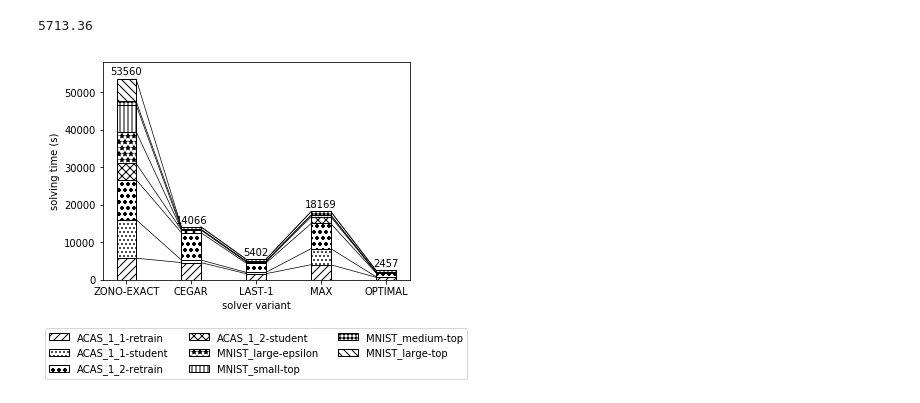
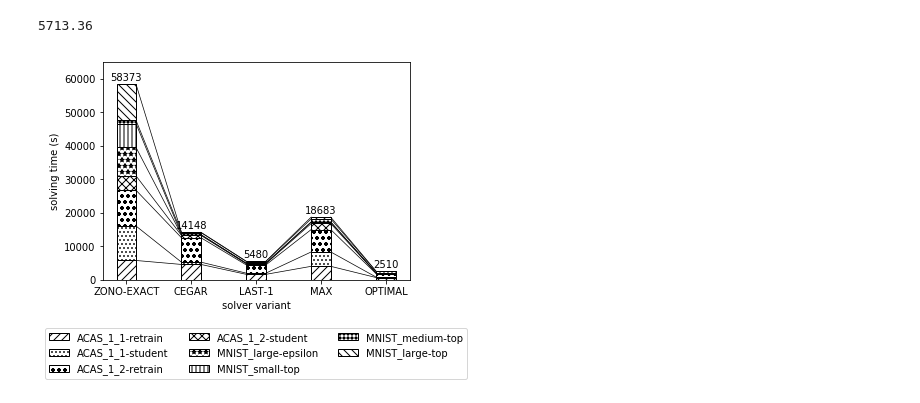
Before and after one commit to samysweb/nnequiv-experiments, a Jupyter notebook: analysis/Solved Instances-Versions.ipynb, the cells around one changed output. Cells and saved outputs as stored; diff of their text form; code cells hidden in the pictures.

```diff
--- a/analysis/Solved Instances-Versions.ipynb
+++ b/analysis/Solved Instances-Versions.ipynb
@@ -12,7 +12,7 @@ benchmarks = [
 "results/mnist8x8_100_80_60_40_20_10_eps1-9000.2-15",
 "results/mnist8x8_student_36_10-9000.7-top",
 "results/mnist8x8_student_12_12_12_10-9000.7-top",
-"results/mnist8x8_100_80_60_40_20_10-9200.2-top",
+#"results/mnist8x8_100_80_60_40_20_10-9200.3-top",
 #"results/mnist8x8_100_200_300_200_100_10-9200.2-top"
 ]
 variants = [
@@ -48,3 +64,32 @@ for v in variants:
+# %%
+for v in variants:
+    for b in benchmarks:
+        variant_runs[v][b]=[]
+        for i in range(1,num_runs+1):
+            try:
+                variant_runs[v][b].append(
+                    parse.BenchmarkRun(
+                        "../"+b+"-"+v+"/"+str(i)+"/nnequiv-"+commit+"/stdout.log",
+                        "../"+b+"-"+v+"/"+str(i)+"/nnequiv-"+commit+"/stderr.log",
+                        out_handlers=out_handlers,
+                        err_handlers=err_handlers,
+                        both_handlers=both_handlers
+                    )
+                )
+            except FileNotFoundError:
+                print(f"Count not find "+b+"-"+v+"/"+str(i)+"/nnequiv-"+commit+"/stdout.log")
+# %%
+benchmarks = [
+"results/ACASXU_run2a_1_1_batch_2000-retrain-1-0.05",
+"results/ACASXU_run2a_1_1_batch_2000-student-1-0.05",
+"results/ACASXU_run2a_1_2_batch_2000-retrain-1-0.05",
+"results/ACASXU_run2a_1_2_batch_2000-student-1-0.05",
+"results/mnist8x8_100_80_60_40_20_10_eps1-9000.2-15",
+"results/mnist8x8_student_36_10-9000.7-top",
+"results/mnist8x8_student_12_12_12_10-9000.7-top",
+"results/mnist8x8_100_80_60_40_20_10-9200.3-top",
+#"results/mnist8x8_100_200_300_200_100_10-9200.2-top"
+]
 # %%
 variants_median = {}
 for v in variants:
@@ -83,7 +128,7 @@ benchmarks_labels = {
 "results/mnist8x8_100_80_60_40_20_10_eps1-9000.2-15":"MNIST_large-epsilon",
 "results/mnist8x8_student_36_10-9000.7-top":"MNIST_small-top",
 "results/mnist8x8_student_12_12_12_10-9000.7-top":"MNIST_medium-top",
-"results/mnist8x8_100_80_60_40_20_10-9200.2-top":"MNIST_large-top",
+"results/mnist8x8_100_80_60_40_20_10-9200.3-top":"MNIST_large-top",
 "results/mnist8x8_100_200_300_200_100_10-9200.2-top":"MNIST_larger-top"
 }
 width=0.3
@@ -103,32 +148,32 @@ for b in benchmarks:
         elif l == 'OPTIMAL':
             v = variants_median['CEGAR_OPTIMAL'][b].get_val(['cegaropt','opt'],strategy='M')
             if v is not None:
                 vals.append(v)
             else:
                 vals.append(0)
                 print("Excluding OPTIMAL "+b)
         else:
             v = variants_median[l][b].get_val(['runlim','real'],strategy='M')
             vals.append(v)
         if i >= 1:
             ax.plot([i-1+(width/2),i-(width/2)],[last_val+bottom[i-1], v+bottom[i]],color='black',linewidth=0.7)
         last_val=v
     if benchmarks_labels[b]=="MNIST_larger-top":
         print("larger")
         print(vals)
     ax.bar(labels, vals, 0.3, label=benchmarks_labels[b], bottom=bottom, linewidth=1, edgecolor='black', **next(styles))
     bottom=np.array(bottom)+np.array(vals)
 for i, b in enumerate(bottom):
     ax.text(i, b+500,
                 f"{b:.0f}",
                 ha='center', va='bottom', rotation=0)
 #ax.set_yscale('log')
 fig.set_figwidth(5.5)
 fig.set_figheight(4)
-plt.ylim((0,58000))
+plt.ylim((0,65000))
 ax.set_ylabel('solving time (s)')
 ax.set_xlabel('solver variant')
 plt.legend(loc='upper center',bbox_to_anchor=(0.5, -0.2),ncol=3)
 plt.show()
 # %% [output]
-[figure, old version]
+[figure, new version]
```
Also changed, not shown: parts of 1 cell of this notebook, 1 other file.
